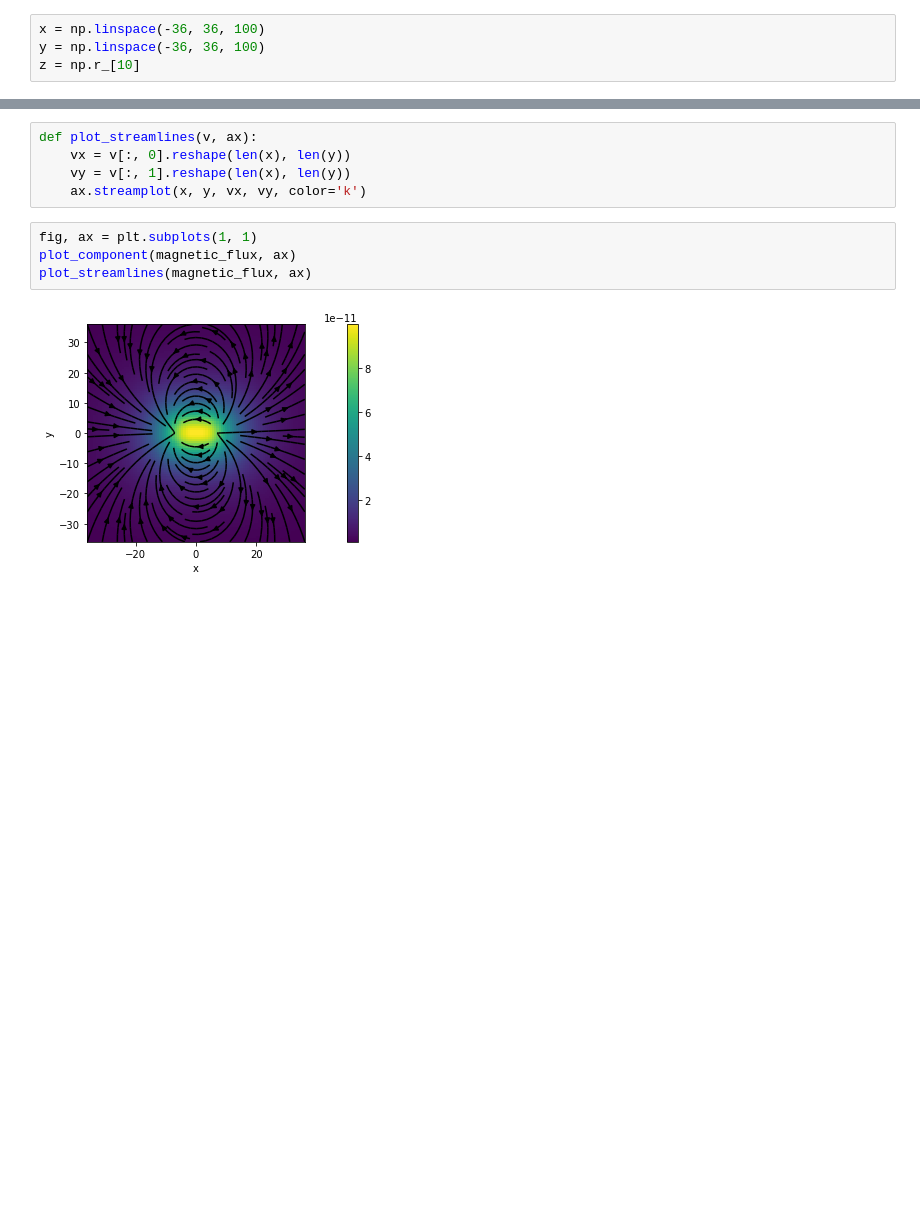
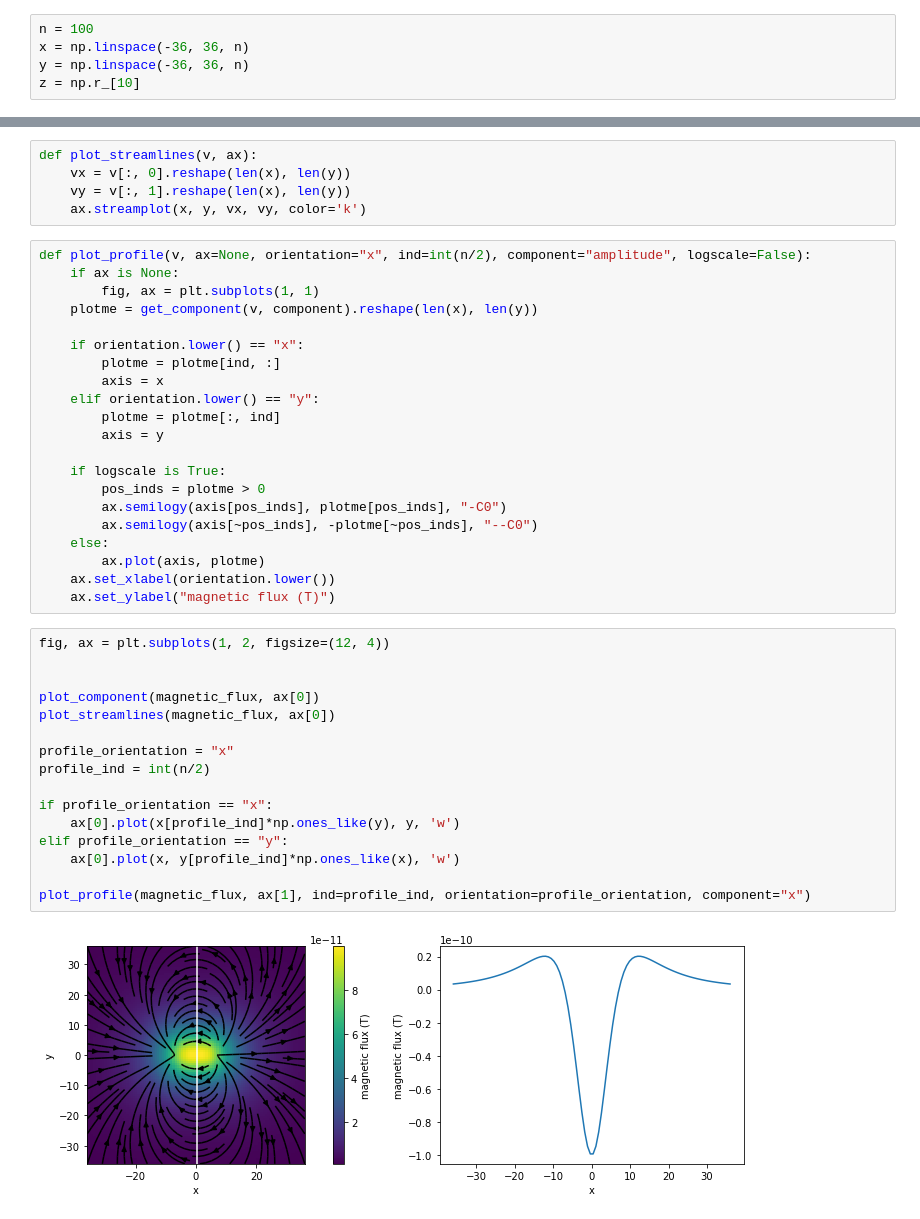
Before and after one commit to lheagy/magnetism-stat157, a Jupyter notebook: magnetic_dipole.ipynb, the cells around one changed output, grey strips where cells are left out. Cells and saved outputs as stored; diff of their text form; blank space fills up the shorter version.

Commit message:
add ability to plot a profile

```diff
--- a/magnetic_dipole.ipynb
+++ b/magnetic_dipole.ipynb
@@ -58,8 +58,9 @@ def dipole_magnetic_flux(
 
     return b
 # %%
-x = np.linspace(-36, 36, 100)
-y = np.linspace(-36, 36, 100)
+n = 100
+x = np.linspace(-36, 36, n)
+y = np.linspace(-36, 36, n)
 z = np.r_[10]
 # %%
 xyz_list = np.meshgrid(x, y, z)
@@ -101,9 +110,42 @@ def plot_streamlines(v, ax):
     vx = v[:, 0].reshape(len(x), len(y))
     vy = v[:, 1].reshape(len(x), len(y))
     ax.streamplot(x, y, vx, vy, color='k')
-# %%
-fig, ax = plt.subplots(1, 1)
-plot_component(magnetic_flux, ax)
-plot_streamlines(magnetic_flux, ax)
-# %% [output]
-[figure, removed]
+# %%
+def plot_profile(v, ax=None, orientation="x", ind=int(n/2), component="amplitude", logscale=False):
+    if ax is None:
+        fig, ax = plt.subplots(1, 1)
+    plotme = get_component(v, component).reshape(len(x), len(y))
+
+    if orientation.lower() == "x":
+        plotme = plotme[ind, :]
+        axis = x
+    elif orientation.lower() == "y":
+        plotme = plotme[:, ind]
+        axis = y
+
+    if logscale is True:
+        pos_inds = plotme > 0
+        ax.semilogy(axis[pos_inds], plotme[pos_inds], "-C0")
+        ax.semilogy(axis[~pos_inds], -plotme[~pos_inds], "--C0")
+    else:
+        ax.plot(axis, plotme)
+    ax.set_xlabel(orientation.lower())
+    ax.set_ylabel("magnetic flux (T)")
+# %%
+fig, ax = plt.subplots(1, 2, figsize=(12, 4))
+
+
+plot_component(magnetic_flux, ax[0])
+plot_streamlines(magnetic_flux, ax[0])
+
+profile_orientation = "x"
+profile_ind = int(n/2)
+
+if profile_orientation == "x":
+    ax[0].plot(x[profile_ind]*np.ones_like(y), y, 'w')
+elif profile_orientation == "y":
+    ax[0].plot(x, y[profile_ind]*np.ones_like(x), 'w')
+
+plot_profile(magnetic_flux, ax[1], ind=profile_ind, orientation=profile_orientation, component="x")
+# %% [output]
+[figure, added]
```
Also changed, not shown: parts of 2 cells of this notebook.
